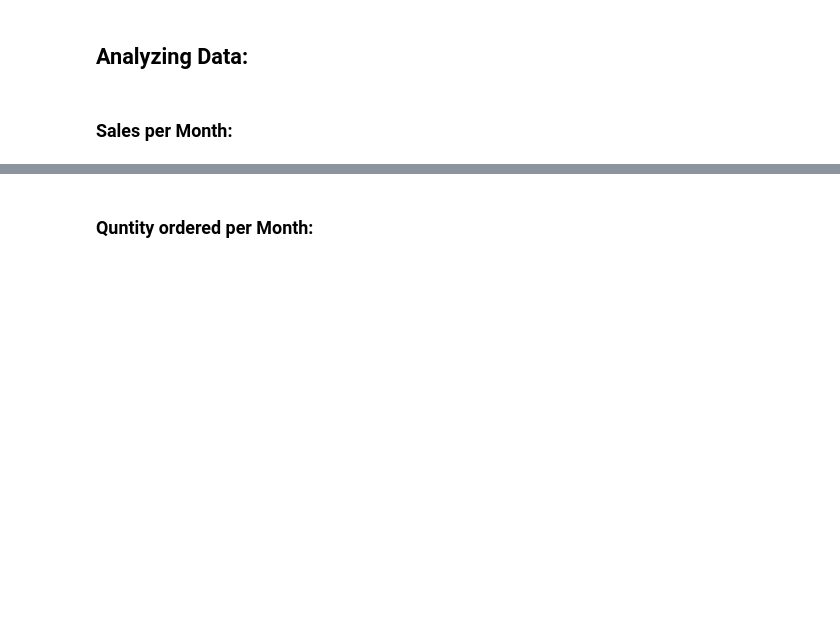
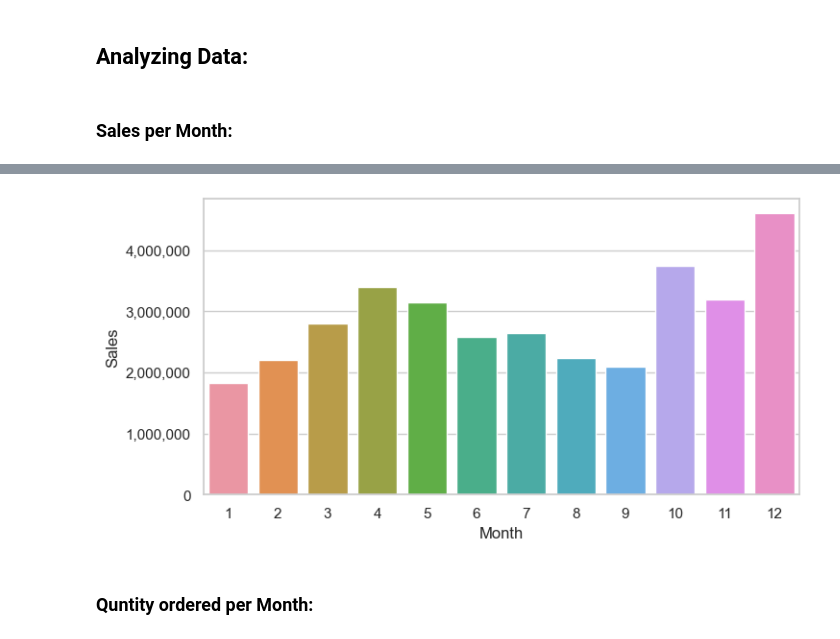
Before and after one commit to MiladAraji/Sale-Data-Analysis, a Jupyter notebook: Project.ipynb, the cells around one changed output, grey strips where cells are left out. Cells and saved outputs as stored; diff of their text form; code cells hidden in the pictures; blank space fills up the shorter version.

```diff
--- a/Project.ipynb
+++ b/Project.ipynb
@@ -177,3 +176,10 @@ plt.show()
+# %%
+plt.figure(figsize=(8,4))
+ax=sns.barplot(x=result.index,y=result['Sales'])
+ax.set_yticklabels(['{:,.0f}'.format(y) for y in ax.get_yticks()])
+plt.show()
+# %% [output]
+[figure, added]
 # %% [markdown]
 ### Quntity ordered per Month:
 # %%
```
Also changed, not shown: parts of 18 cells of this notebook.
